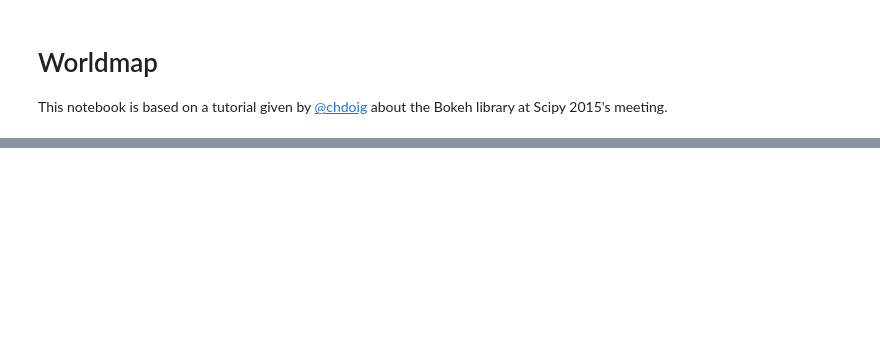
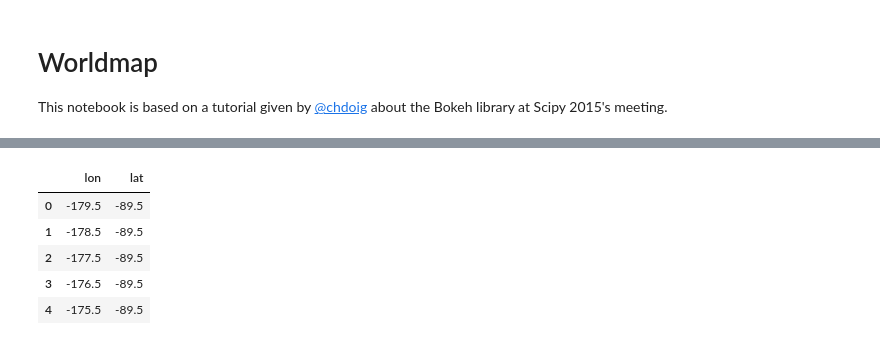
Before and after one commit to chbrandt/pynotes, a Jupyter notebook: plot/Worldmap.ipynb, the cells around one changed output, grey strips where cells are left out. Cells and saved outputs as stored; diff of their text form; code cells hidden in the pictures; blank space fills up the shorter version.

```diff
--- a/plot/Worldmap.ipynb
+++ b/plot/Worldmap.ipynb
@@ -103,0 +148,16 @@ worldmap
+# %%
+def generate_worldcoords_grid():
+    '''
+    Generate the coordinates matrix
+
+    Such matrix represents 1 square-degree regions over the globe,
+    (longitude,latitude) positions covering the whole range:
+    ( [-179.5:1:179.5] , [-89.5:1:89.5] )
+    '''
+    lats = np.linspace(-89.5,89.5,180)
+    lons = np.linspace(-179.5,179.5,360)
+    grid = np.meshgrid(lons,lats)
+    return grid
+grid = generate_worldcoords_grid()
+lon = grid[0]
+lat = grid[1]
@@ -103,0 +185,12 @@ worldmap
+# %%
+import pandas
+coords = np.vstack( [lon.ravel(), lat.ravel()] ).T
+coords = pandas.DataFrame(coords, columns=['lon','lat'])
+coords.head()
+# %% [output]
+|  | lon | lat |
+| 0 | -179.5 | -89.5 |
+| 1 | -178.5 | -89.5 |
+| 2 | -177.5 | -89.5 |
+| 3 | -176.5 | -89.5 |
+| 4 | -175.5 | -89.5 |
```
Also changed, not shown: parts of 47 cells of this notebook, 1 other file.
